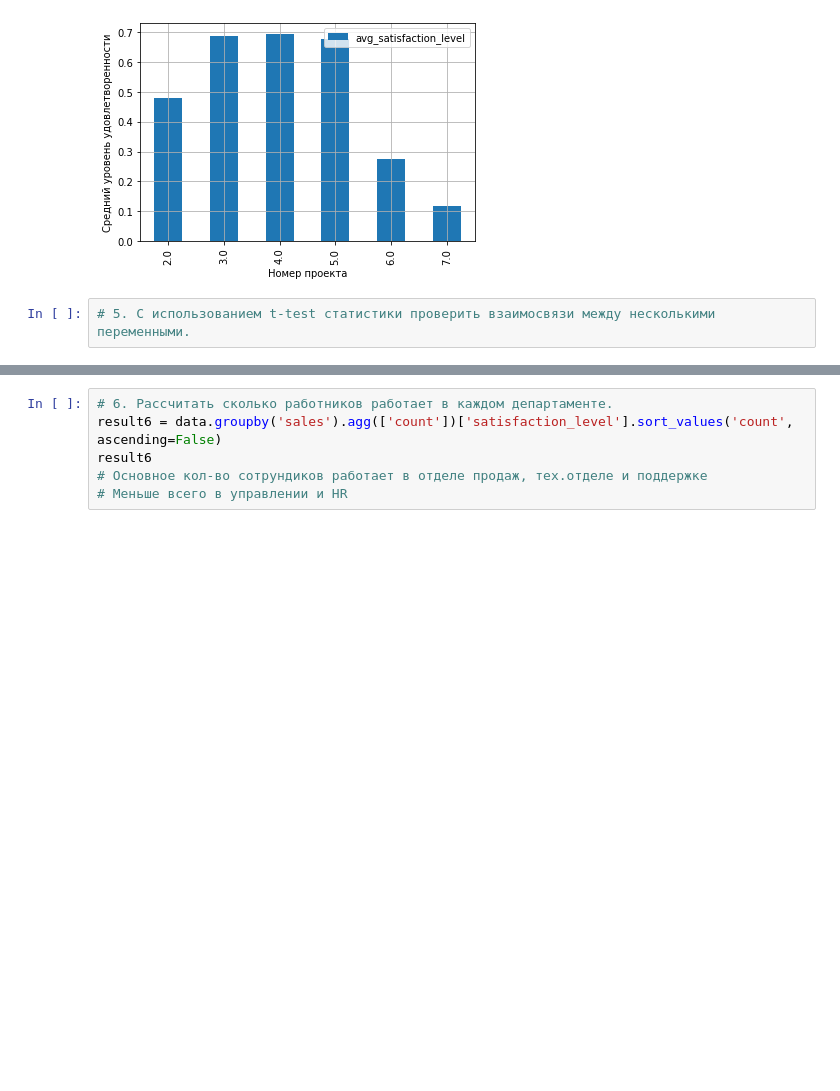
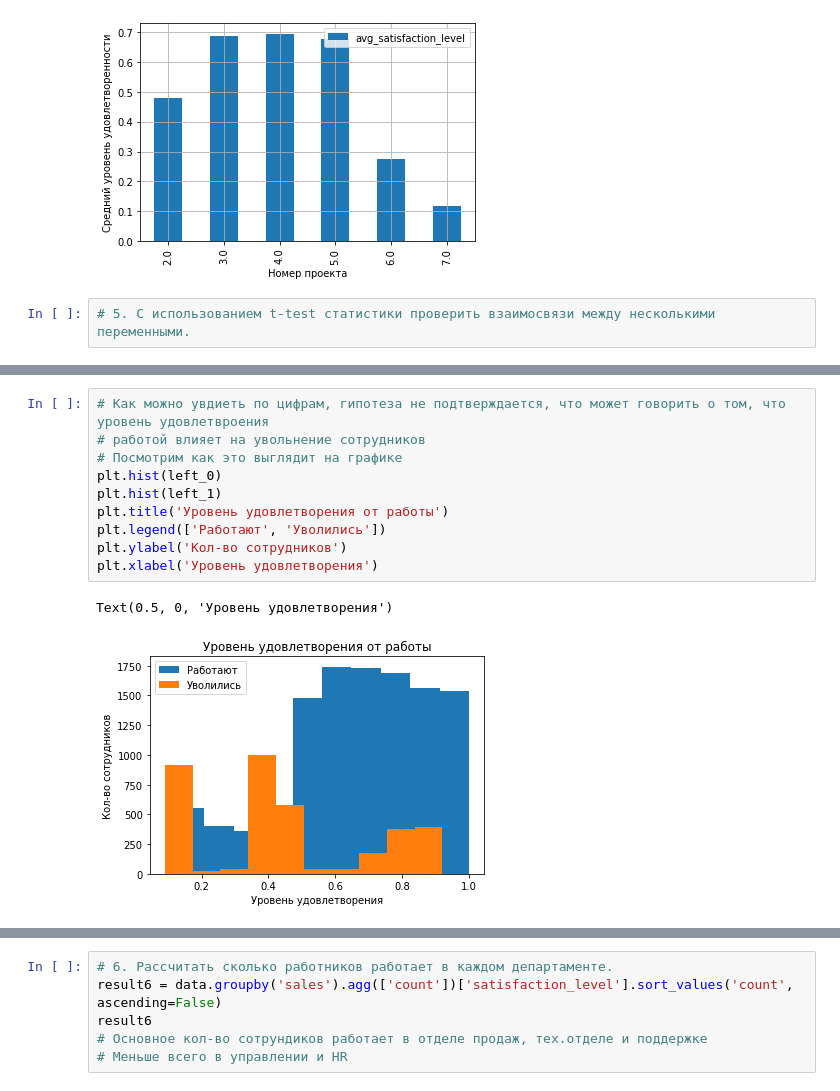
Before and after one commit to iamdenizzz/pyda-10, a Jupyter notebook: Diplom/Diplom.ipynb, the cells around one changed output, grey strips where cells are left out. Cells and saved outputs as stored; diff of their text form; blank space fills up the shorter version.

```diff
--- a/Diplom/Diplom.ipynb
+++ b/Diplom/Diplom.ipynb
@@ -207,0 +216,13 @@ Text(0.5, 0, 'Кол-во часов')
+# %%
+# Как можно увдиеть по цифрам, гипотеза не подтверждается, что может говорить о том, что уровень удовлетвроения
+# работой влияет на увольнение сотрудников
+# Посмотрим как это выглядит на графике
+plt.hist(left_0)
+plt.hist(left_1)
+plt.title('Уровень удовлетворения от работы')
+plt.legend(['Работают', 'Уволились'])
+plt.ylabel('Кол-во сотрудников')
+plt.xlabel('Уровень удовлетворения')
+# %% [output]
+Text(0.5, 0, 'Уровень удовлетворения')
+[figure, added]
```
Also changed, not shown: parts of 10 cells of this notebook, 1 other file.
